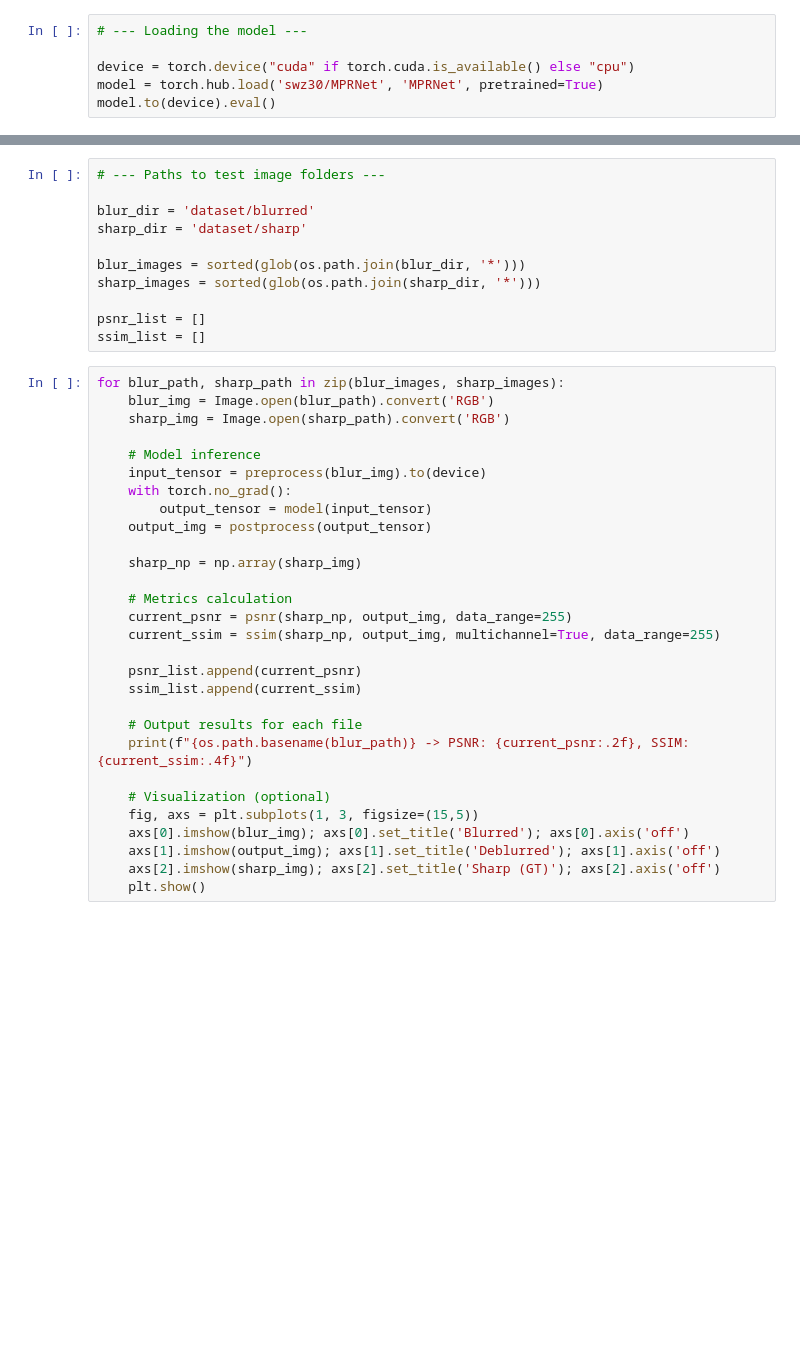
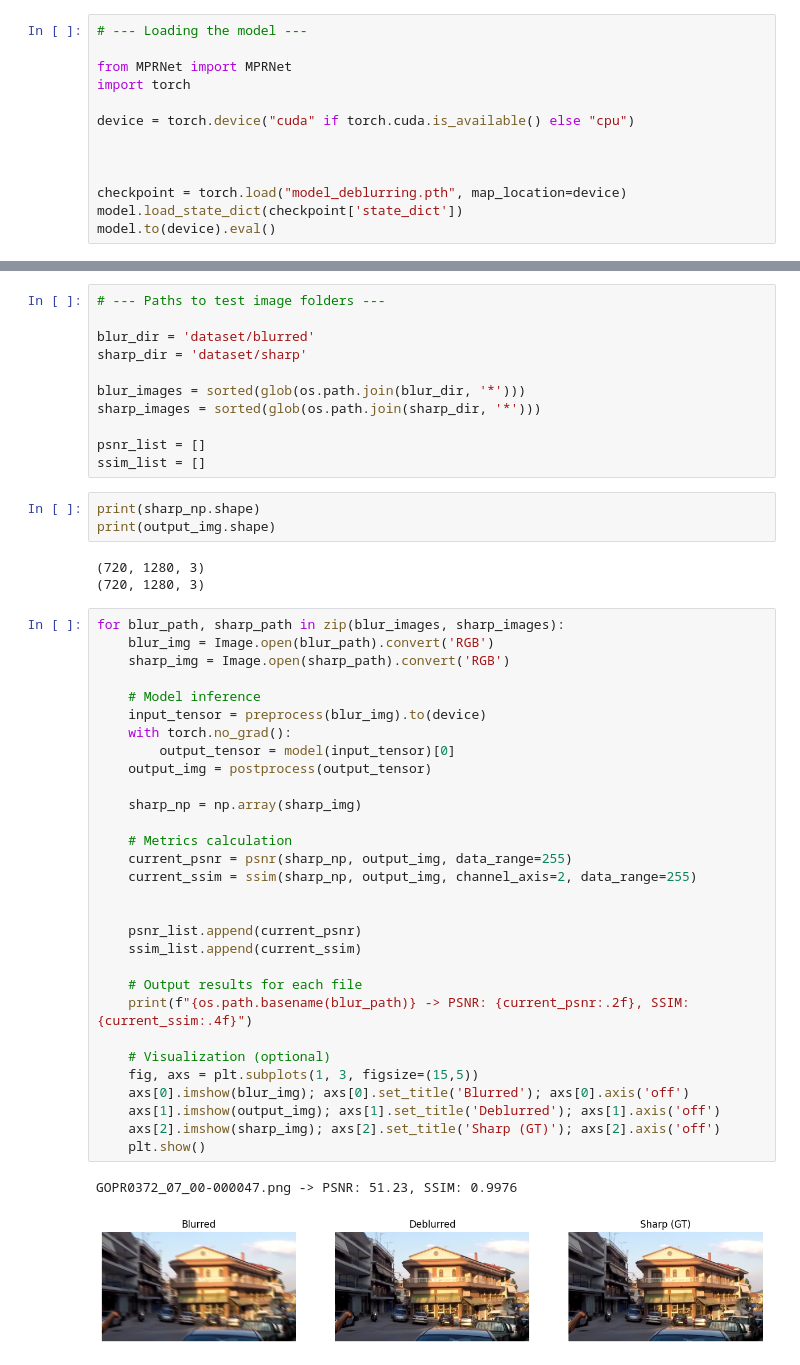
Before and after one commit to Tania526-sudo/Image-Deblurring, a Jupyter notebook: notebooks/Deblur_Evaluation.ipynb, the cells around one changed output, grey strips where cells are left out. Cells and saved outputs as stored; diff of their text form; blank space fills up the shorter version.

```diff
--- a/notebooks/Deblur_Evaluation.ipynb
+++ b/notebooks/Deblur_Evaluation.ipynb
@@ -29,6 +26,13 @@ def postprocess(tensor):
 # %%
 # --- Loading the model ---
 
+from MPRNet import MPRNet
+import torch
+
 device = torch.device("cuda" if torch.cuda.is_available() else "cpu")
-model = torch.hub.load('swz30/MPRNet', 'MPRNet', pretrained=True)
+
+
+
+checkpoint = torch.load("model_deblurring.pth", map_location=device)
+model.load_state_dict(checkpoint['state_dict'])
 model.to(device).eval()
@@ -43,35 +65,45 @@ sharp_images = sorted(glob(os.path.join(sharp_dir, '*')))
 
 psnr_list = []
 ssim_list = []
+# %%
+print(sharp_np.shape)
+print(output_img.shape)
+# %% [output]
+(720, 1280, 3)
+(720, 1280, 3)
 # %%
 for blur_path, sharp_path in zip(blur_images, sharp_images):
     blur_img = Image.open(blur_path).convert('RGB')
     sharp_img = Image.open(sharp_path).convert('RGB')
 
     # Model inference
     input_tensor = preprocess(blur_img).to(device)
     with torch.no_grad():
-        output_tensor = model(input_tensor)
+        output_tensor = model(input_tensor)[0]
     output_img = postprocess(output_tensor)
 
     sharp_np = np.array(sharp_img)
 
     # Metrics calculation
     current_psnr = psnr(sharp_np, output_img, data_range=255)
-    current_ssim = ssim(sharp_np, output_img, multichannel=True, data_range=255)
+    current_ssim = ssim(sharp_np, output_img, channel_axis=2, data_range=255)
+
 
     psnr_list.append(current_psnr)
     ssim_list.append(current_ssim)
 
     # Output results for each file
     print(f"{os.path.basename(blur_path)} -> PSNR: {current_psnr:.2f}, SSIM: {current_ssim:.4f}")
 
     # Visualization (optional)
     fig, axs = plt.subplots(1, 3, figsize=(15,5))
     axs[0].imshow(blur_img); axs[0].set_title('Blurred'); axs[0].axis('off')
     axs[1].imshow(output_img); axs[1].set_title('Deblurred'); axs[1].axis('off')
     axs[2].imshow(sharp_img); axs[2].set_title('Sharp (GT)'); axs[2].axis('off')
     plt.show()
+# %% [output]
+GOPR0372_07_00-000047.png -> PSNR: 51.23, SSIM: 0.9976
+[figure, added]
 # %%
 print(f"Average PSNR: {np.mean(psnr_list):.2f}")
 print(f"Average SSIM: {np.mean(ssim_list):.4f}")
```
Also changed, not shown: parts of 4 cells of this notebook.
